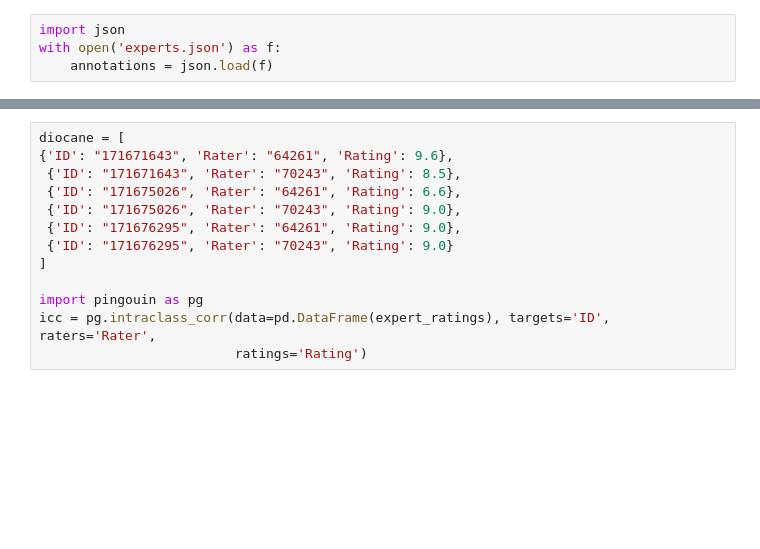
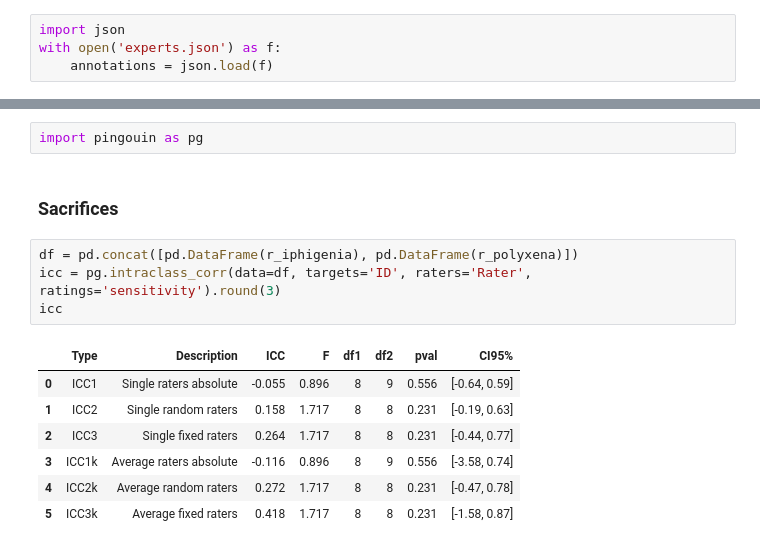
Before and after one commit to unil-ish/Hertziana_IconClass_Public, a Jupyter notebook: analytics/bhmpi_senti_iconclass_experts.ipynb, the cells around one changed output, grey strips where cells are left out. Drawn from its saved outputs; the diff is of its cells as text; blank space fills up the shorter version.

```diff
--- a/analytics/bhmpi_senti_iconclass_experts.ipynb
+++ b/analytics/bhmpi_senti_iconclass_experts.ipynb
@@ -46,14 +103,17 @@ expert_ratings
 # %%
-diocane = [
-{'ID': "171671643", 'Rater': "64261", 'Rating': 9.6},
- {'ID': "171671643", 'Rater': "70243", 'Rating': 8.5},
- {'ID': "171675026", 'Rater': "64261", 'Rating': 6.6},
- {'ID': "171675026", 'Rater': "70243", 'Rating': 9.0},
- {'ID': "171676295", 'Rater': "64261", 'Rating': 9.0},
- {'ID': "171676295", 'Rater': "70243", 'Rating': 9.0}
-]
-
 import pingouin as pg
-icc = pg.intraclass_corr(data=pd.DataFrame(expert_ratings), targets='ID', raters='Rater',
-                         ratings='Rating')
+# %% [markdown]
+### Sacrifices
+# %%
+df = pd.concat([pd.DataFrame(r_iphigenia), pd.DataFrame(r_polyxena)])
+icc = pg.intraclass_corr(data=df, targets='ID', raters='Rater', ratings='sensitivity').round(3)
+icc
+# %% [output]
+|  | Type | Description | ICC | F | df1 | df2 | pval | CI95% |
+| 0 | ICC1 | Single raters absolute | -0.055 | 0.896 | 8 | 9 | 0.556 | [-0.64, 0.59] |
+| 1 | ICC2 | Single random raters | 0.158 | 1.717 | 8 | 8 | 0.231 | [-0.19, 0.63] |
+| 2 | ICC3 | Single fixed raters | 0.264 | 1.717 | 8 | 8 | 0.231 | [-0.44, 0.77] |
+| 3 | ICC1k | Average raters absolute | -0.116 | 0.896 | 8 | 9 | 0.556 | [-3.58, 0.74] |
+| 4 | ICC2k | Average random raters | 0.272 | 1.717 | 8 | 8 | 0.231 | [-0.47, 0.78] |
+| 5 | ICC3k | Average fixed raters | 0.418 | 1.717 | 8 | 8 | 0.231 | [-1.58, 0.87] |
 # %%
```
Also changed, not shown: parts of 12 cells of this notebook, 1 other file.
